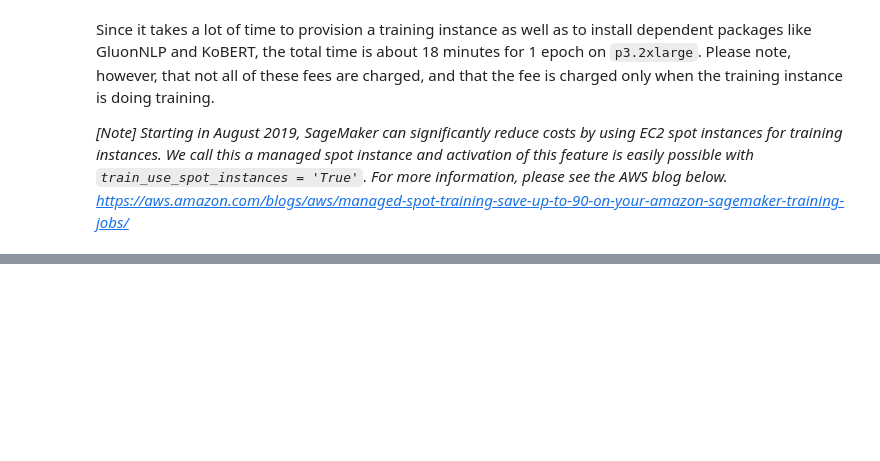
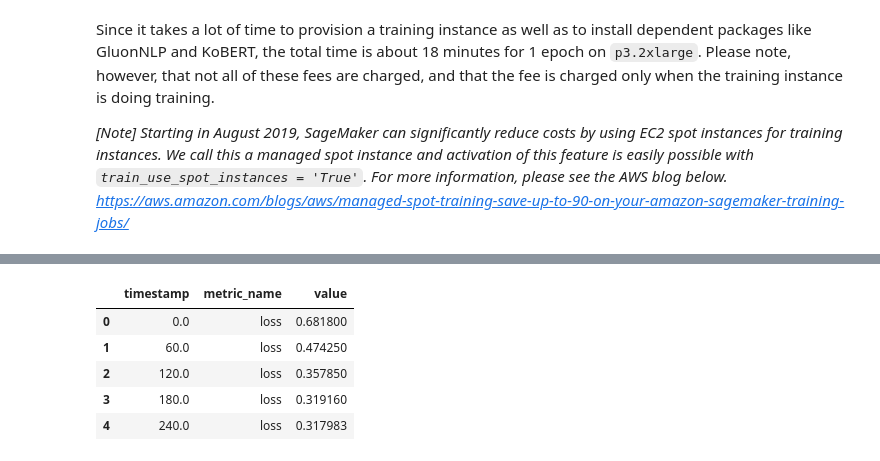
Before and after one commit to daekeun-ml/kobert-workshop, a Jupyter notebook: module2_kobert_nsmc_finetuning_sagemaker.ipynb, the cells around one changed output, grey strips where cells are left out. Cells and saved outputs as stored; diff of their text form; code cells hidden in the pictures; blank space fills up the shorter version.

```diff
--- a/module2_kobert_nsmc_finetuning_sagemaker.ipynb
+++ b/module2_kobert_nsmc_finetuning_sagemaker.ipynb
@@ -191,0 +377,9 @@ Wall time: 17min 52s
+# %%
+loss_metric.head()
+# %% [output]
+|  | timestamp | metric_name | value |
+| 0 | 0.0 | loss | 0.681800 |
+| 1 | 60.0 | loss | 0.474250 |
+| 2 | 120.0 | loss | 0.357850 |
+| 3 | 180.0 | loss | 0.319160 |
+| 4 | 240.0 | loss | 0.317983 |
```
Also changed, not shown: parts of 29 cells of this notebook, 2 other files.
